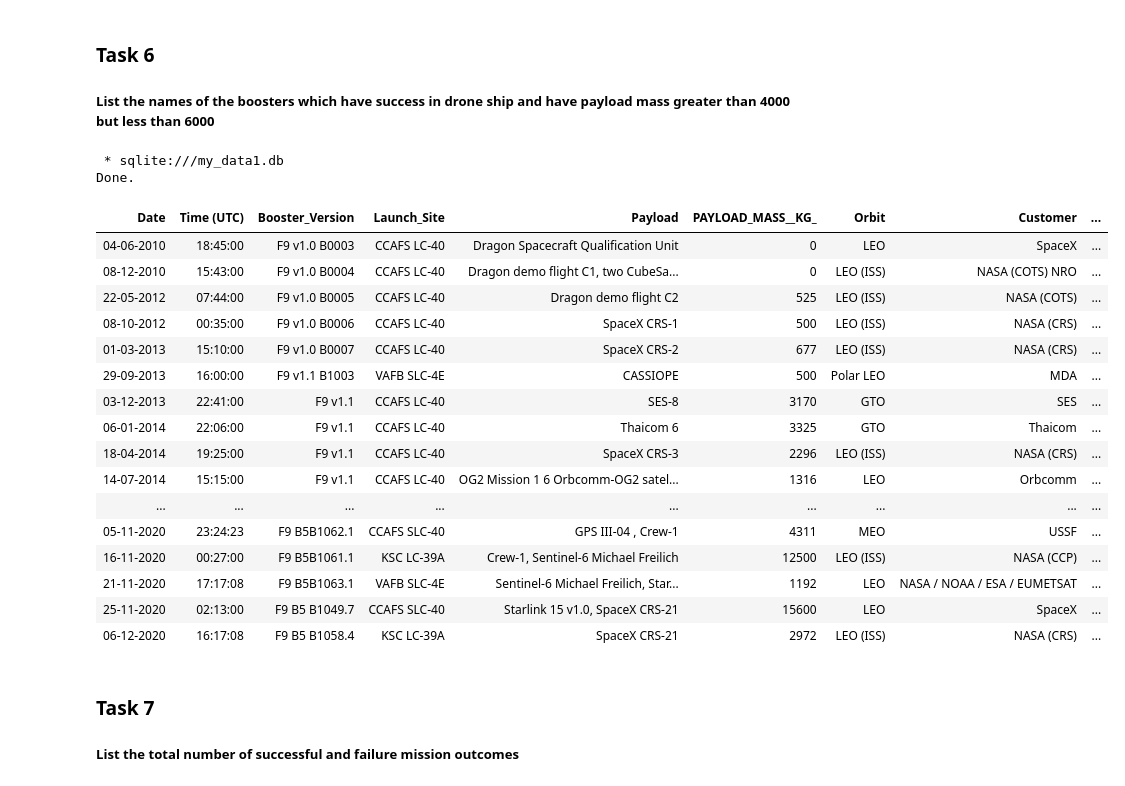
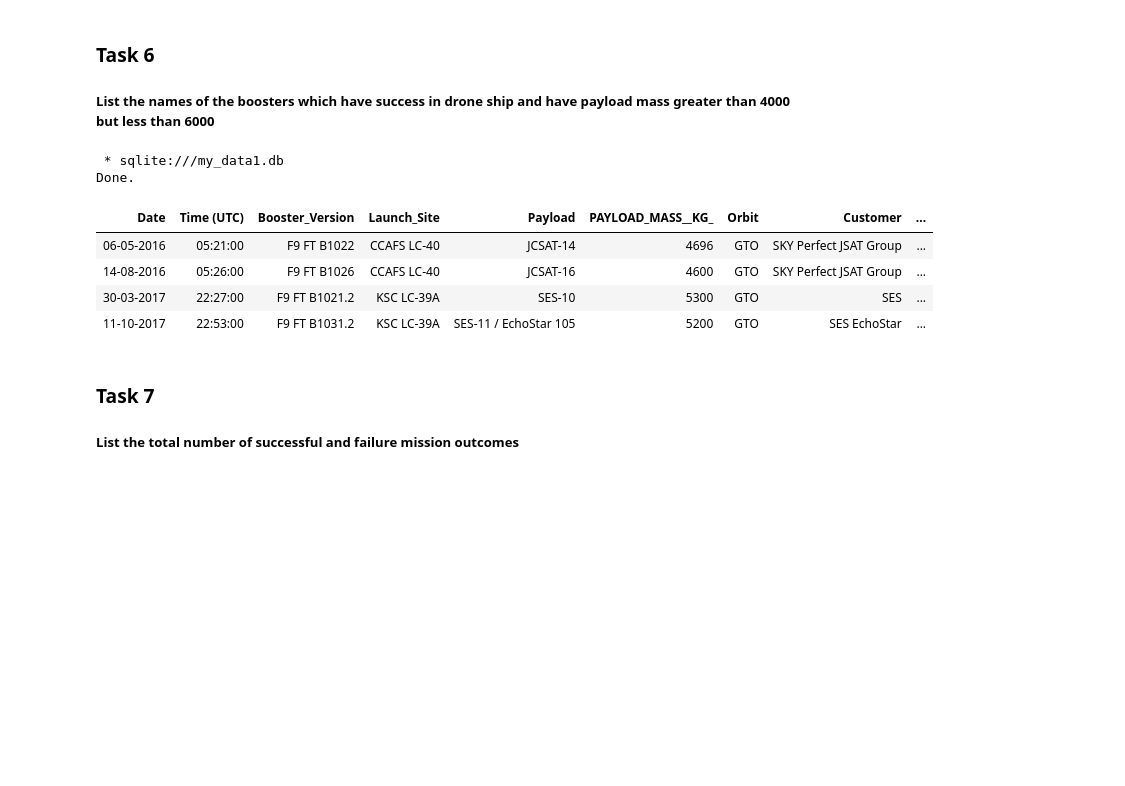
Before and after one commit to Nervado/ibm_course, a Jupyter notebook: jupyter-labs-eda-sql-coursera_sqllite.ipynb, the cells around one changed output. Cells and saved outputs as stored; diff of their text form; code cells hidden in the pictures; blank space fills up the shorter version.

```diff
--- a/jupyter-labs-eda-sql-coursera_sqllite.ipynb
+++ b/jupyter-labs-eda-sql-coursera_sqllite.ipynb
@@ -164,27 +164,17 @@ Done.
 
 ##### List the names of the boosters which have success in drone ship and have payload mass greater than 4000 but less than 6000
 # %%
-%sql select * from SPACEXTBL where 'PAYLOAD_MASS__KG_' > 4000
+%%sql select distinct * from SPACEXTBL
+    where PAYLOAD_MASS__KG_ > 4000 and PAYLOAD_MASS__KG_< 6000
+        and Landing_Outcome like '%Success (drone ship)%'
 # %% [output]
  * sqlite:///my_data1.db
 Done.
 | Date | Time (UTC) | Booster_Version | Launch_Site | Payload | PAYLOAD_MASS__KG_ | Orbit | Customer | ... |
-| 04-06-2010 | 18:45:00 | F9 v1.0 B0003 | CCAFS LC-40 | Dragon Spacecraft Qualification Unit | 0 | LEO | SpaceX | ... |
-| 08-12-2010 | 15:43:00 | F9 v1.0 B0004 | CCAFS LC-40 | Dragon demo flight C1, two CubeSa... | 0 | LEO (ISS) | NASA (COTS) NRO | ... |
-| 22-05-2012 | 07:44:00 | F9 v1.0 B0005 | CCAFS LC-40 | Dragon demo flight C2 | 525 | LEO (ISS) | NASA (COTS) | ... |
-| 08-10-2012 | 00:35:00 | F9 v1.0 B0006 | CCAFS LC-40 | SpaceX CRS-1 | 500 | LEO (ISS) | NASA (CRS) | ... |
-| 01-03-2013 | 15:10:00 | F9 v1.0 B0007 | CCAFS LC-40 | SpaceX CRS-2 | 677 | LEO (ISS) | NASA (CRS) | ... |
-| 29-09-2013 | 16:00:00 | F9 v1.1 B1003 | VAFB SLC-4E | CASSIOPE | 500 | Polar LEO | MDA | ... |
-| 03-12-2013 | 22:41:00 | F9 v1.1 | CCAFS LC-40 | SES-8 | 3170 | GTO | SES | ... |
-| 06-01-2014 | 22:06:00 | F9 v1.1 | CCAFS LC-40 | Thaicom 6 | 3325 | GTO | Thaicom | ... |
-| 18-04-2014 | 19:25:00 | F9 v1.1 | CCAFS LC-40 | SpaceX CRS-3 | 2296 | LEO (ISS) | NASA (CRS) | ... |
-| 14-07-2014 | 15:15:00 | F9 v1.1 | CCAFS LC-40 | OG2 Mission 1 6 Orbcomm-OG2 satel... | 1316 | LEO | Orbcomm | ... |
-| ... | ... | ... | ... | ... | ... | ... | ... | ... |
-| 05-11-2020 | 23:24:23 | F9 B5B1062.1 | CCAFS SLC-40 | GPS III-04 , Crew-1 | 4311 | MEO | USSF | ... |
-| 16-11-2020 | 00:27:00 | F9 B5B1061.1 | KSC LC-39A | Crew-1, Sentinel-6 Michael Freilich | 12500 | LEO (ISS) | NASA (CCP) | ... |
-| 21-11-2020 | 17:17:08 | F9 B5B1063.1 | VAFB SLC-4E | Sentinel-6 Michael Freilich, Star... | 1192 | LEO | NASA / NOAA / ESA / EUMETSAT | ... |
-| 25-11-2020 | 02:13:00 | F9 B5 B1049.7 | CCAFS SLC-40 | Starlink 15 v1.0, SpaceX CRS-21 | 15600 | LEO | SpaceX | ... |
-| 06-12-2020 | 16:17:08 | F9 B5 B1058.4 | KSC LC-39A | SpaceX CRS-21 | 2972 | LEO (ISS) | NASA (CRS) | ... |
+| 06-05-2016 | 05:21:00 | F9 FT B1022 | CCAFS LC-40 | JCSAT-14 | 4696 | GTO | SKY Perfect JSAT Group | ... |
+| 14-08-2016 | 05:26:00 | F9 FT B1026 | CCAFS LC-40 | JCSAT-16 | 4600 | GTO | SKY Perfect JSAT Group | ... |
+| 30-03-2017 | 22:27:00 | F9 FT B1021.2 | KSC LC-39A | SES-10 | 5300 | GTO | SES | ... |
+| 11-10-2017 | 22:53:00 | F9 FT B1031.2 | KSC LC-39A | SES-11 / EchoStar 105 | 5200 | GTO | SES EchoStar | ... |
 # %% [markdown]
 ### Task 7
 
```
Also changed, not shown: parts of 5 cells of this notebook, 15 other files.
